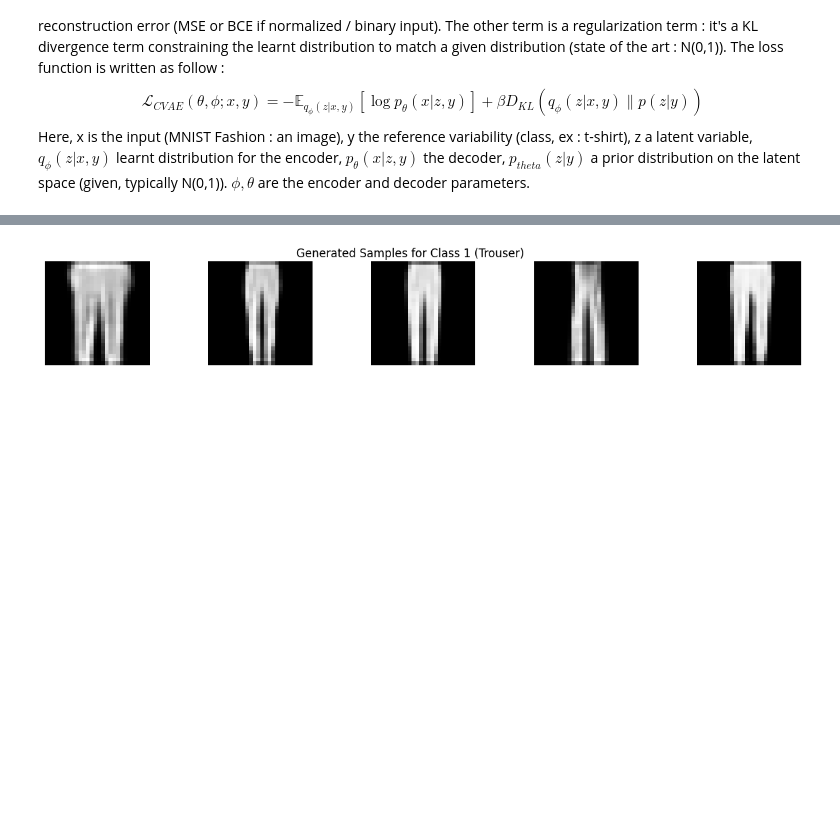
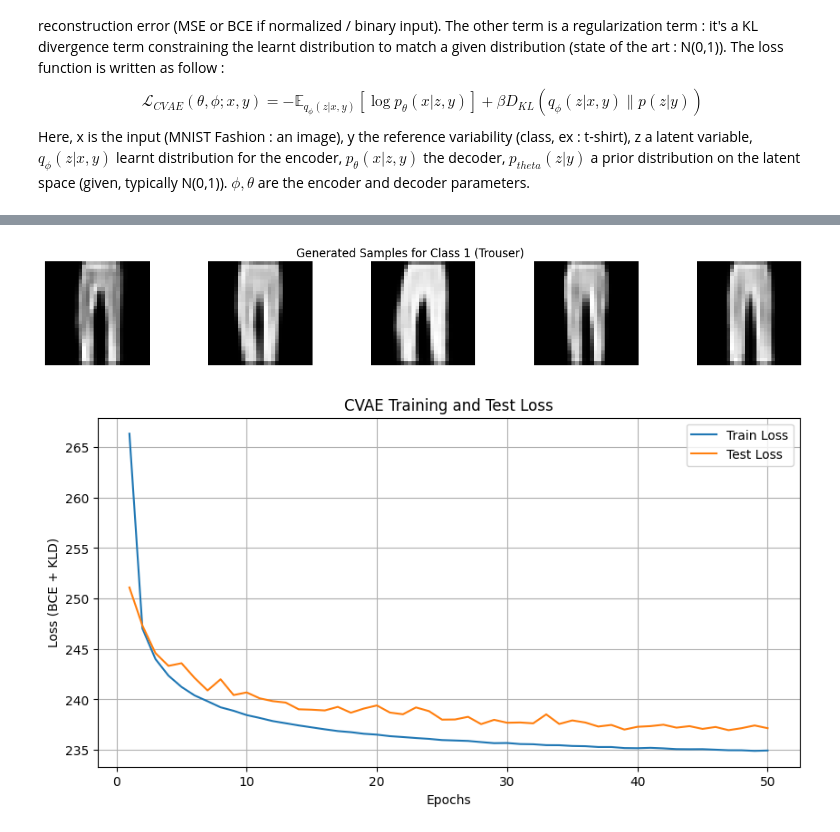
Before and after one commit to guillaume-joffre/project-hddl-segmentation, a Jupyter notebook: cvae.ipynb, the cells around one changed output, grey strips where cells are left out. Cells and saved outputs as stored; diff of their text form; code cells hidden in the pictures; blank space fills up the shorter version.

```diff
--- a/cvae.ipynb
+++ b/cvae.ipynb
@@ -56,10 +56,11 @@ INPUT_CHANNELS = 1
 NUM_CLASSES = 10
 LATENT_DIM = 32
 BATCH_SIZE = 64
-EPOCHS = 40
+EPOCHS = 50
 LEARNING_RATE = 1e-3
 DEVICE = torch.device("cuda" if torch.cuda.is_available() else "cpu")
-
+train_losses = []
+test_losses = []
 
 transform = transforms.Compose([
     transforms.ToTensor(),
@@ -192,39 +193,49 @@ optimizer = torch.optim.Adam(model.parameters(), lr=LEARNING_RATE)
 print(f"Entraînement sur {DEVICE}")
 def train(epoch):
     model.train()
-    train_loss = 0
+    total_loss = 0
     for batch_idx, (data, labels) in enumerate(train_loader):
-        data = data.to(DEVICE) # [batch_size, 1, 28, 28]
-
-        # onebhot encoding
-        labels_onehot = F.one_hot(labels, num_classes=NUM_CLASSES).float().to(DEVICE)
+        data, labels = data.to(DEVICE), labels.to(DEVICE)
+        labels_onehot = torch.nn.functional.one_hot(labels, num_classes=NUM_CLASSES).float()
 
         optimizer.zero_grad()
         recon_batch, mu, logvar = model(data, labels_onehot)
         loss = cvae_loss_function(recon_batch, data, mu, logvar)
         loss.backward()
-        train_loss += loss.item()
+
+        total_loss += loss.item()
         optimizer.step()
 
-        if batch_idx % 100 == 0:
-            print(f'Train Epoch: {epoch} [{batch_idx * len(data)}/{len(train_loader.dataset)} '
-                  f'({100. * batch_idx / len(train_loader):.0f}%)]\tLoss: {loss.item() / len(data):.6f}')
-
-    print(f'====> Epoch: {epoch} Average loss: {train_loss / len(train_loader.dataset):.4f}')
+    avg_loss = total_loss / len(train_loader.dataset)
+    train_losses.append(avg_loss) # On stocke pour la courbe
+    print(f'====> Epoch: {epoch} Average train loss: {avg_loss:.4f}')
 
 
 def test(epoch):
     model.eval()
-    test_loss = 0
+    total_loss = 0
     with torch.no_grad():
-        for i, (data, labels) in enumerate(test_loader):
-            data = data.to(DEVICE)
-            labels_onehot = F.one_hot(labels, num_classes=NUM_CLASSES).float().to(DEVICE)
+        for data, labels in test_loader:
+            data, labels = data.to(DEVICE), labels.to(DEVICE)
+            labels_onehot = torch.nn.functional.one_hot(labels, num_classes=NUM_CLASSES).float()
             recon_batch, mu, logvar = model(data, labels_onehot)
-            test_loss += cvae_loss_function(recon_batch, data, mu, logvar).item()
+            total_loss += cvae_loss_function(recon_batch, data, mu, logvar).item()
 
-    test_loss /= len(test_loader.dataset)
-    print(f'====> Test set loss: {test_loss:.4f}')
+    avg_loss = total_loss / len(test_loader.dataset)
+    test_losses.append(avg_loss) # On stocke pour la courbe
+    print(f'====> Test set loss: {avg_loss:.4f}')
+
+def plot_loss_curves():
+    plt.figure(figsize=(10, 5))
+    plt.plot(range(1, len(train_losses) + 1), train_losses, label='Train Loss')
+    plt.plot(range(1, len(test_losses) + 1), test_losses, label='Test Loss')
+    plt.xlabel('Epochs')
+    plt.ylabel('Loss (BCE + KLD)')
+    plt.title('CVAE Training and Test Loss')
+    plt.legend()
+    plt.grid(True)
+    plt.show()
+    plt.close()
 
 #  Génération d'images
 def generate_samples(class_idx, num_samples=5):
@@ -265,6 +276,7 @@ if __name__ == '__main__':
     if 'train_loader' in locals():
         del train_loader
     gc.collect()
-    generate_samples(class_idx=1)
+    #generate_samples(class_idx=1)
+    plot_loss_curves()
 # %% [output]
 Entraînement sur cuda
@@ -287,2 +299,3 @@ Train Epoch: 40 [57600/60000 (96%)]     Loss: 234.028137
-[figure, old version]
+[figure, new version]
+[figure, added]
 # %%
```
Also changed, not shown: parts of 4 cells of this notebook.
